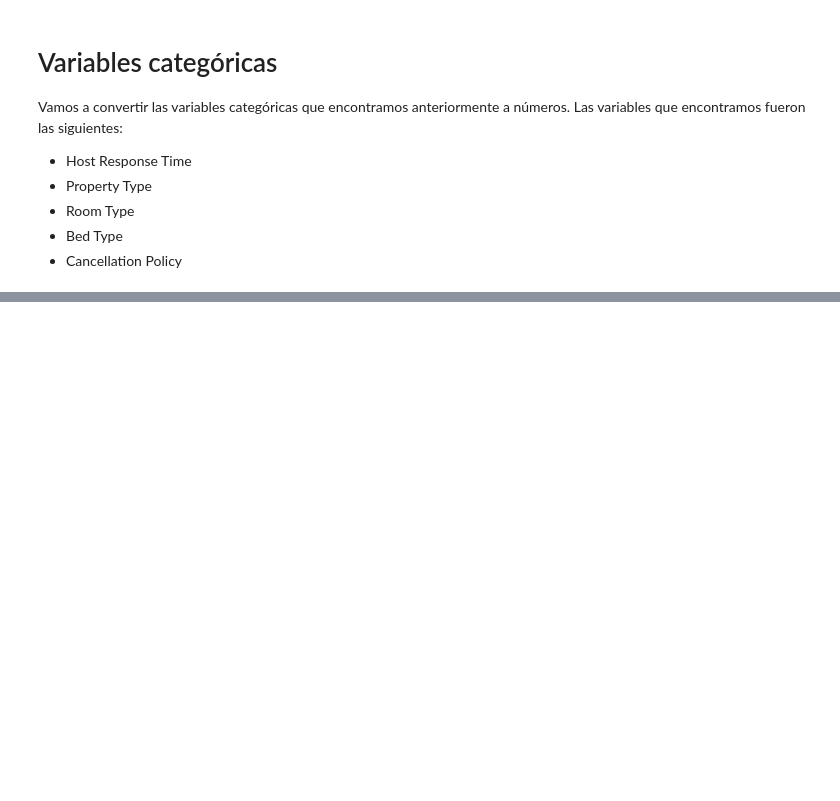
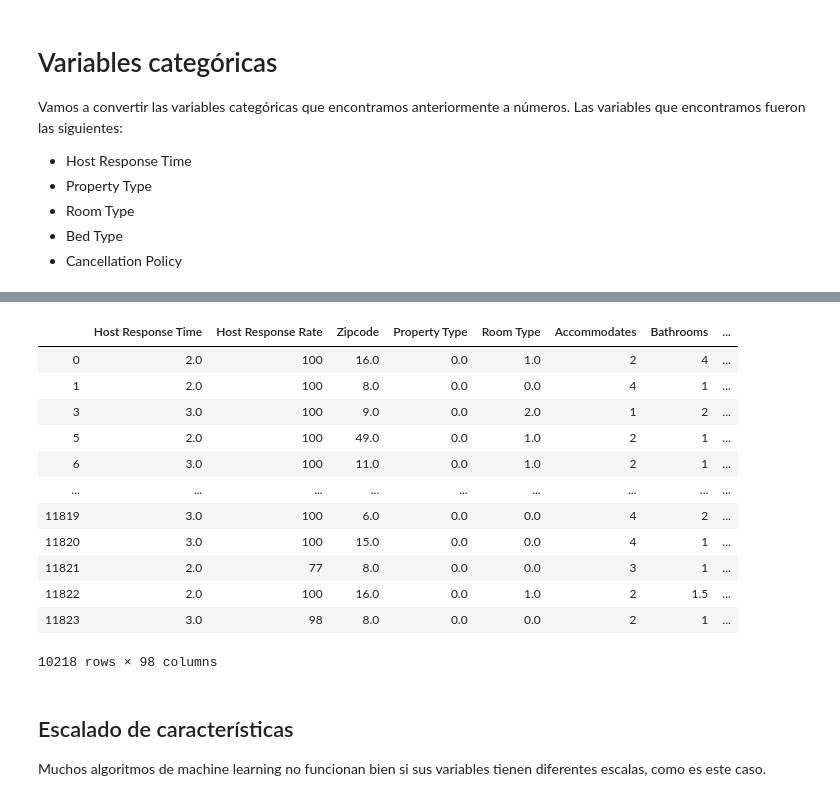
Before and after one commit to Dynam1co/ML_PrediccionPrecioVivienda, a Jupyter notebook: resolucion.ipynb, the cells around one changed output, grey strips where cells are left out. Cells and saved outputs as stored; diff of their text form; code cells hidden in the pictures; blank space fills up the shorter version.

Commit message:
Llegamos al escalado de características

```diff
--- a/resolucion.ipynb
+++ b/resolucion.ipynb
@@ -820,3 +820,8 @@ copTrain
 print(copTrain['Host Response Time'].isna().sum())
 # %% [output]
 0
+# %%
+# Convertir pies cuadrados a metros cuadrados
+copTrain['M2'] = (copTrain['Square Feet'] * 0.092903)
+copTrain.drop(['Square Feet'], axis=1, inplace=True)
+copTrain
@@ -828,3 +847,9 @@ Vamos a convertir las variables categóricas que encontramos anteriormente a nú
 - Room Type
 - Bed Type
 - Cancellation Policy
+# %%
+from sklearn.preprocessing import OrdinalEncoder
+ordinal_encoder = OrdinalEncoder()
+
+copTrain['Host Response Time'] = ordinal_encoder.fit_transform(copTrain['Host Response Time'].values.reshape(-1,1))
+copTrain
@@ -830,0 +876,16 @@ Vamos a convertir las variables categóricas que encontramos anteriormente a nú
+# %%
+# Aplicamos al resto de variables categoricas
+ordinal_encoder = OrdinalEncoder()
+copTrain['Property Type'] = ordinal_encoder.fit_transform(copTrain['Property Type'].values.reshape(-1,1))
+
+ordinal_encoder = OrdinalEncoder()
+copTrain['Room Type'] = ordinal_encoder.fit_transform(copTrain['Room Type'].values.reshape(-1,1))
+
+ordinal_encoder = OrdinalEncoder()
+copTrain['Bed Type'] = ordinal_encoder.fit_transform(copTrain['Bed Type'].values.reshape(-1,1))
+
+ordinal_encoder = OrdinalEncoder()
+copTrain['Cancellation Policy'] = ordinal_encoder.fit_transform(copTrain['Cancellation Policy'].values.reshape(-1,1))
+
+ordinal_encoder = OrdinalEncoder()
+copTrain['Zipcode'] = ordinal_encoder.fit_transform(copTrain['Zipcode'].values.reshape(-1,1))
@@ -830,0 +908,22 @@ Vamos a convertir las variables categóricas que encontramos anteriormente a nú
+# %%
+# Eliminar otras columnas no numéricas
+copTrain.drop(['Calendar Updated', 'First Review', 'Last Review', 'License', 'Host Neighbourhood'], axis=1, inplace=True)
+# %%
+copTrain
+# %% [output]
+|  | Host Response Time | Host Response Rate | Zipcode | Property Type | Room Type | Accommodates | Bathrooms | ... |
+| 0 | 2.0 | 100 | 16.0 | 0.0 | 1.0 | 2 | 4 | ... |
+| 1 | 2.0 | 100 | 8.0 | 0.0 | 0.0 | 4 | 1 | ... |
+| 3 | 3.0 | 100 | 9.0 | 0.0 | 2.0 | 1 | 2 | ... |
+| 5 | 2.0 | 100 | 49.0 | 0.0 | 1.0 | 2 | 1 | ... |
+| 6 | 3.0 | 100 | 11.0 | 0.0 | 1.0 | 2 | 1 | ... |
+| ... | ... | ... | ... | ... | ... | ... | ... | ... |
+| 11819 | 3.0 | 100 | 6.0 | 0.0 | 0.0 | 4 | 2 | ... |
+| 11820 | 3.0 | 100 | 15.0 | 0.0 | 0.0 | 4 | 1 | ... |
+| 11821 | 2.0 | 77 | 8.0 | 0.0 | 0.0 | 3 | 1 | ... |
+| 11822 | 2.0 | 100 | 16.0 | 0.0 | 1.0 | 2 | 1.5 | ... |
+| 11823 | 3.0 | 98 | 8.0 | 0.0 | 0.0 | 2 | 1 | ... |
+10218 rows × 98 columns
+# %% [markdown]
+## Escalado de características
+Muchos algoritmos de machine learning no funcionan bien si sus variables tienen diferentes escalas, como es este caso.
```
Also changed, not shown: parts of 12 cells of this notebook.
